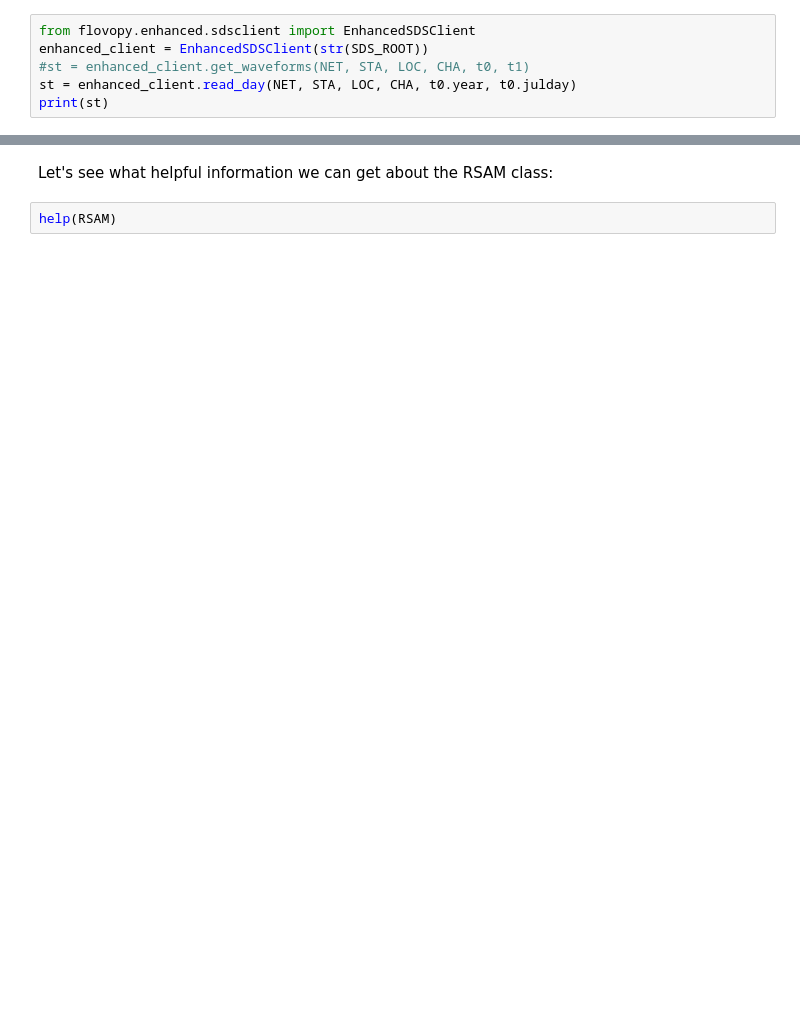
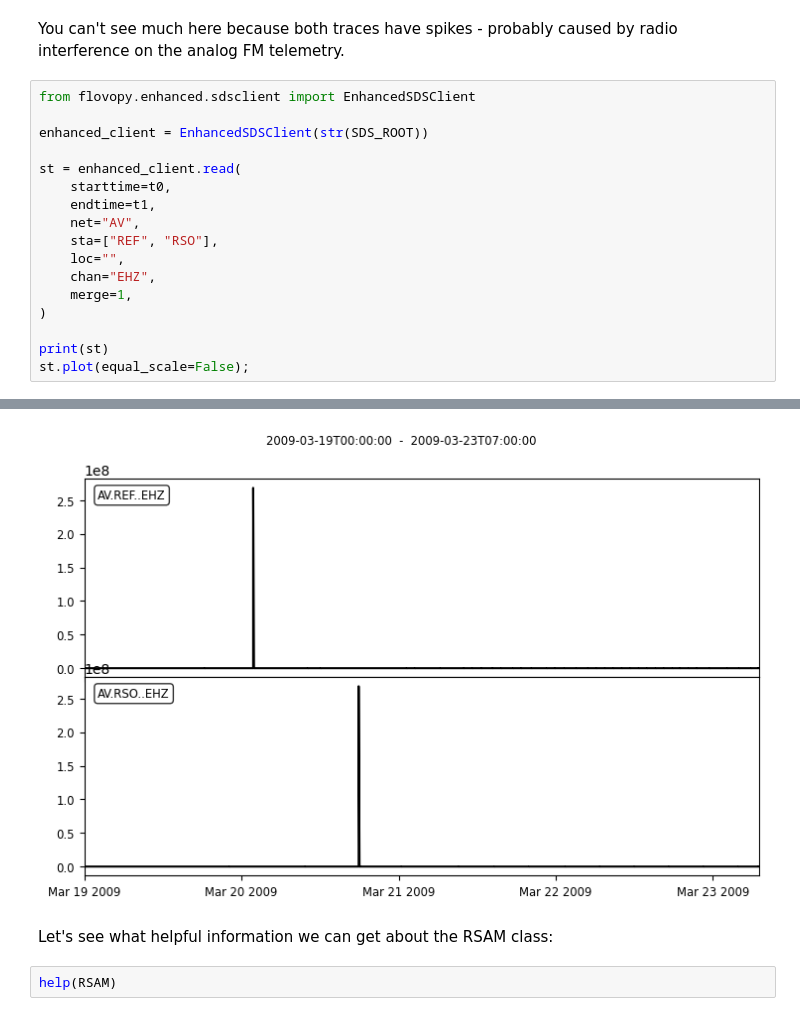
Before and after one commit to gthompson/CompSciS26, a Jupyter notebook: week10/101_RSAM.ipynb, the cells around one changed output, grey strips where cells are left out. Drawn from its saved outputs; the diff is of its cells as text; blank space fills up the shorter version.

Commit message:
integrating with new enhancedsdsclient

```diff
--- a/week10/101_RSAM.ipynb
+++ b/week10/101_RSAM.ipynb
@@ -111,6 +120,20 @@ print(st)
+# %% [markdown]
+You can't see much here because both traces have spikes - probably caused by radio interference on the analog FM telemetry.
 # %%
 from flovopy.enhanced.sdsclient import EnhancedSDSClient
+
 enhanced_client = EnhancedSDSClient(str(SDS_ROOT))
-#st = enhanced_client.get_waveforms(NET, STA, LOC, CHA, t0, t1)
-st = enhanced_client.read_day(NET, STA, LOC, CHA, t0.year, t0.julday)
+
+st = enhanced_client.read(
+    starttime=t0,
+    endtime=t1,
+    net="AV",
+    sta=["REF", "RSO"],
+    loc="",
+    chan="EHZ",
+    merge=1,
+)
+
 print(st)
+st.plot(equal_scale=False);
+# %% [output]
@@ -117,3 +143,4 @@ print(st)
+[figure, added]
 # %% [markdown]
 Let's see what helpful information we can get about the RSAM class:
 # %%
```
Also changed, not shown: parts of 22 cells of this notebook.
